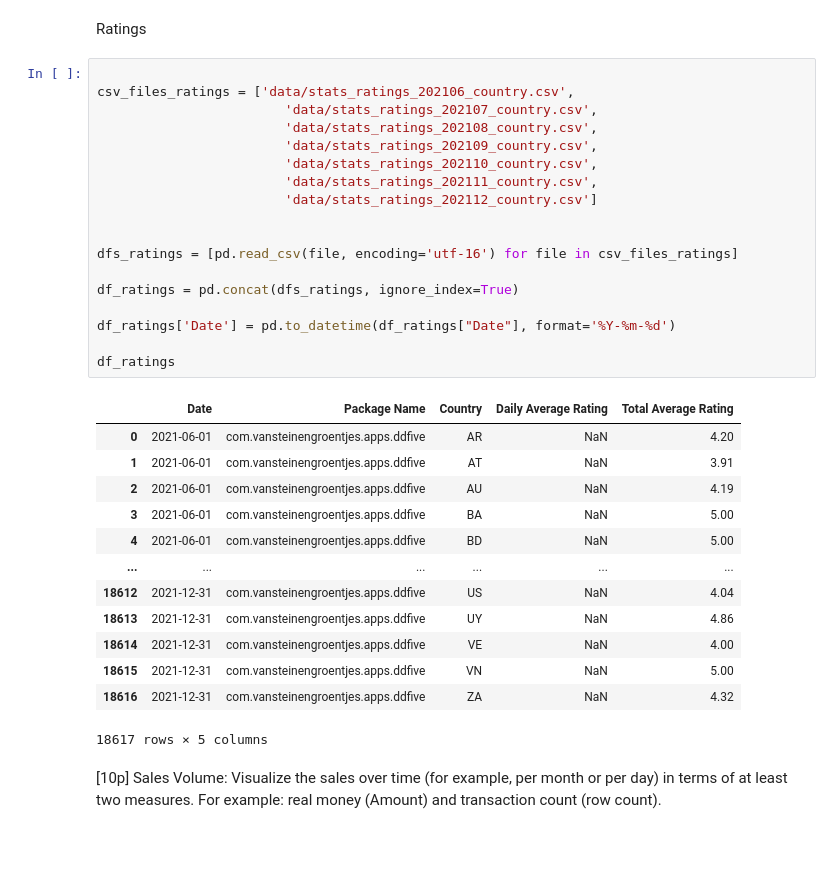
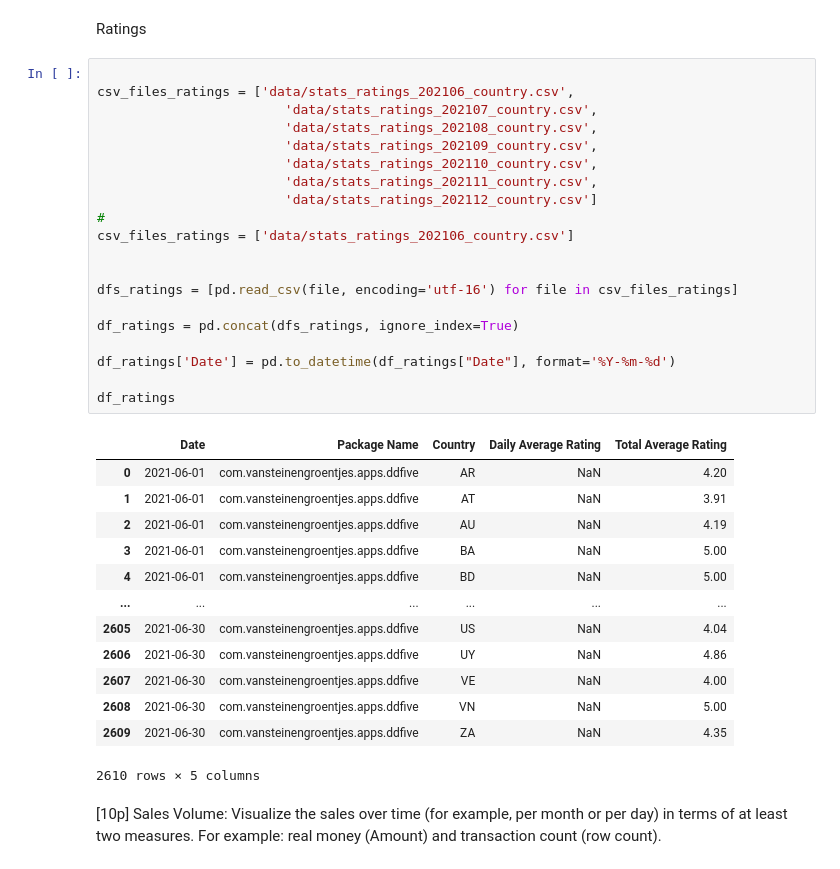
Before and after one commit to DiegoSourbag/DS-A1-Visual-analytics, a Jupyter notebook: assignment1.ipynb, the cells around one changed output. Saved outputs shown, nothing was run; the diff lists cells and outputs as text.

```diff
--- a/assignment1.ipynb
+++ b/assignment1.ipynb
@@ -123,35 +122,37 @@ Ratings
 # %%
 
 csv_files_ratings = ['data/stats_ratings_202106_country.csv',
                         'data/stats_ratings_202107_country.csv',
                         'data/stats_ratings_202108_country.csv',
                         'data/stats_ratings_202109_country.csv',
                         'data/stats_ratings_202110_country.csv',
                         'data/stats_ratings_202111_country.csv',
                         'data/stats_ratings_202112_country.csv']
+#
+csv_files_ratings = ['data/stats_ratings_202106_country.csv']
 
 
 dfs_ratings = [pd.read_csv(file, encoding='utf-16') for file in csv_files_ratings]
 
 df_ratings = pd.concat(dfs_ratings, ignore_index=True)
 
 df_ratings['Date'] = pd.to_datetime(df_ratings["Date"], format='%Y-%m-%d')
 
 df_ratings
 # %% [output]
 |  | Date | Package Name | Country | Daily Average Rating | Total Average Rating |
 | 0 | 2021-06-01 | com.vansteinengroentjes.apps.ddfive | AR | NaN | 4.20 |
 | 1 | 2021-06-01 | com.vansteinengroentjes.apps.ddfive | AT | NaN | 3.91 |
 | 2 | 2021-06-01 | com.vansteinengroentjes.apps.ddfive | AU | NaN | 4.19 |
 | 3 | 2021-06-01 | com.vansteinengroentjes.apps.ddfive | BA | NaN | 5.00 |
 | 4 | 2021-06-01 | com.vansteinengroentjes.apps.ddfive | BD | NaN | 5.00 |
 | ... | ... | ... | ... | ... | ... |
-| 18612 | 2021-12-31 | com.vansteinengroentjes.apps.ddfive | US | NaN | 4.04 |
-| 18613 | 2021-12-31 | com.vansteinengroentjes.apps.ddfive | UY | NaN | 4.86 |
-| 18614 | 2021-12-31 | com.vansteinengroentjes.apps.ddfive | VE | NaN | 4.00 |
-| 18615 | 2021-12-31 | com.vansteinengroentjes.apps.ddfive | VN | NaN | 5.00 |
-| 18616 | 2021-12-31 | com.vansteinengroentjes.apps.ddfive | ZA | NaN | 4.32 |
+| 2605 | 2021-06-30 | com.vansteinengroentjes.apps.ddfive | US | NaN | 4.04 |
+| 2606 | 2021-06-30 | com.vansteinengroentjes.apps.ddfive | UY | NaN | 4.86 |
+| 2607 | 2021-06-30 | com.vansteinengroentjes.apps.ddfive | VE | NaN | 4.00 |
+| 2608 | 2021-06-30 | com.vansteinengroentjes.apps.ddfive | VN | NaN | 5.00 |
+| 2609 | 2021-06-30 | com.vansteinengroentjes.apps.ddfive | ZA | NaN | 4.35 |
-18617 rows × 5 columns
+2610 rows × 5 columns
 # %% [markdown]
 [10p] Sales Volume: Visualize the sales over time (for example, per month or per day) in
 terms of at least two measures. For example: real money (Amount) and transaction count
```
Also changed, not shown: parts of 7 cells of this notebook.
